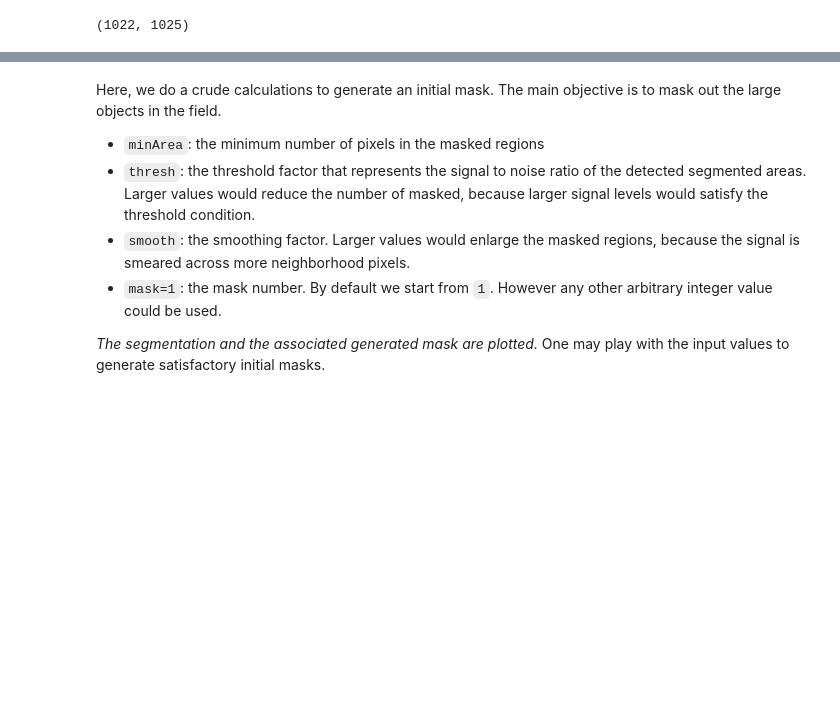
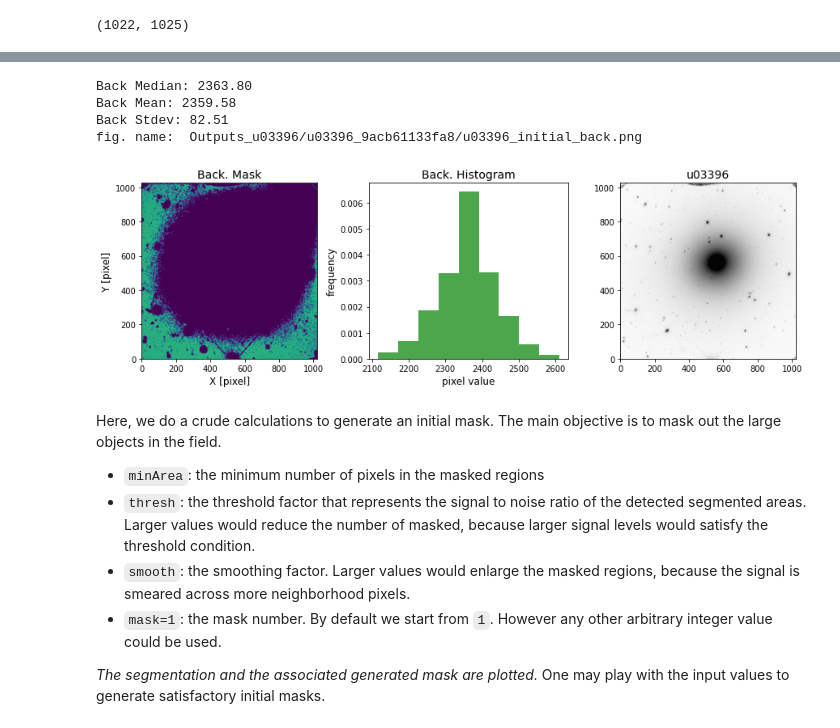
Before and after one commit to ekourkchi/old-SBF, a Jupyter notebook: notebooks/Run_elliprof_function.ipynb, the cells around one changed output, grey strips where cells are left out. Cells and saved outputs as stored; diff of their text form; code cells hidden in the pictures; blank space fills up the shorter version.

Commit message:
back tracking the interactive parameters

```diff
--- a/notebooks/Run_elliprof_function.ipynb
+++ b/notebooks/Run_elliprof_function.ipynb
@@ -133,11 +59,11 @@ configFolder = '/media/Data/Home/PanStarrs/Jan/HI/augment/SBF/codes/notebooks/co
 # obj = ellOBJ("ic4926", inFolder=inFolder, config=configFolder)
 
 
-# obj = ellOBJ("u03396", inFolder=inFolder, config=configFolder)
+obj = ellOBJ("u03396", inFolder=inFolder, config=configFolder)
 
 
 # challenging
-obj = ellOBJ("ic4798", inFolder=inFolder, config=configFolder)
+# obj = ellOBJ("ic4798", inFolder=inFolder, config=configFolder)
 
 
 
@@ -201,3 +119,13 @@ fig. name:  Outputs_ic4798//ic4798_initial_back.png
+# %%
+%matplotlib inline
+
+_ = obj.plot_backsex()
+# %% [output]
+Back Median: 2363.80
+Back Mean: 2359.58
+Back Stdev: 82.51
+fig. name:  Outputs_u03396/u03396_9acb61133fa8/u03396_initial_back.png
+[figure, added]
 # %% [markdown]
 Here, we do a crude calculations to generate an initial mask. The main objective is to mask out the large objects in the field.
 
```
Also changed, not shown: parts of 15 cells of this notebook, 4 other files.
